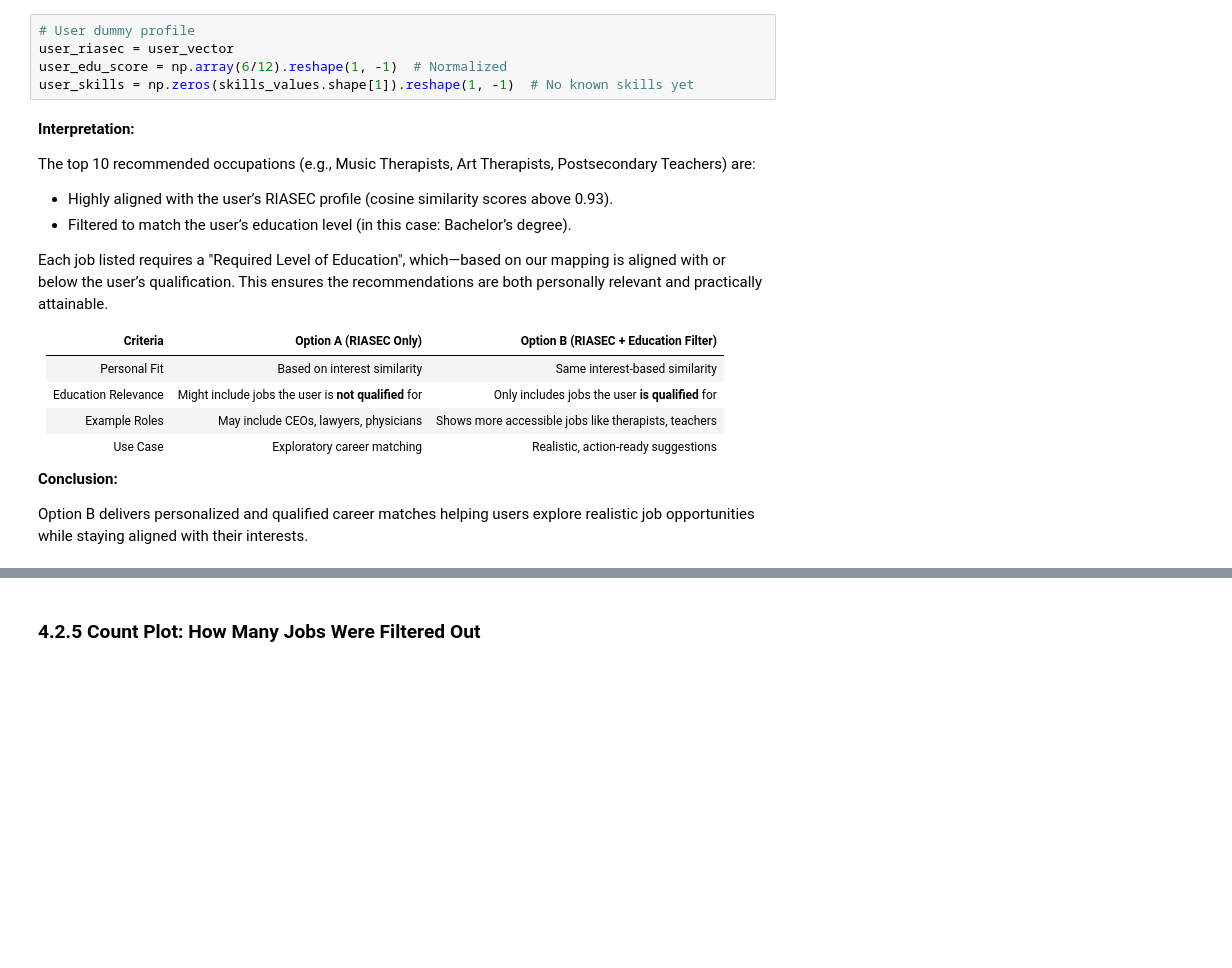
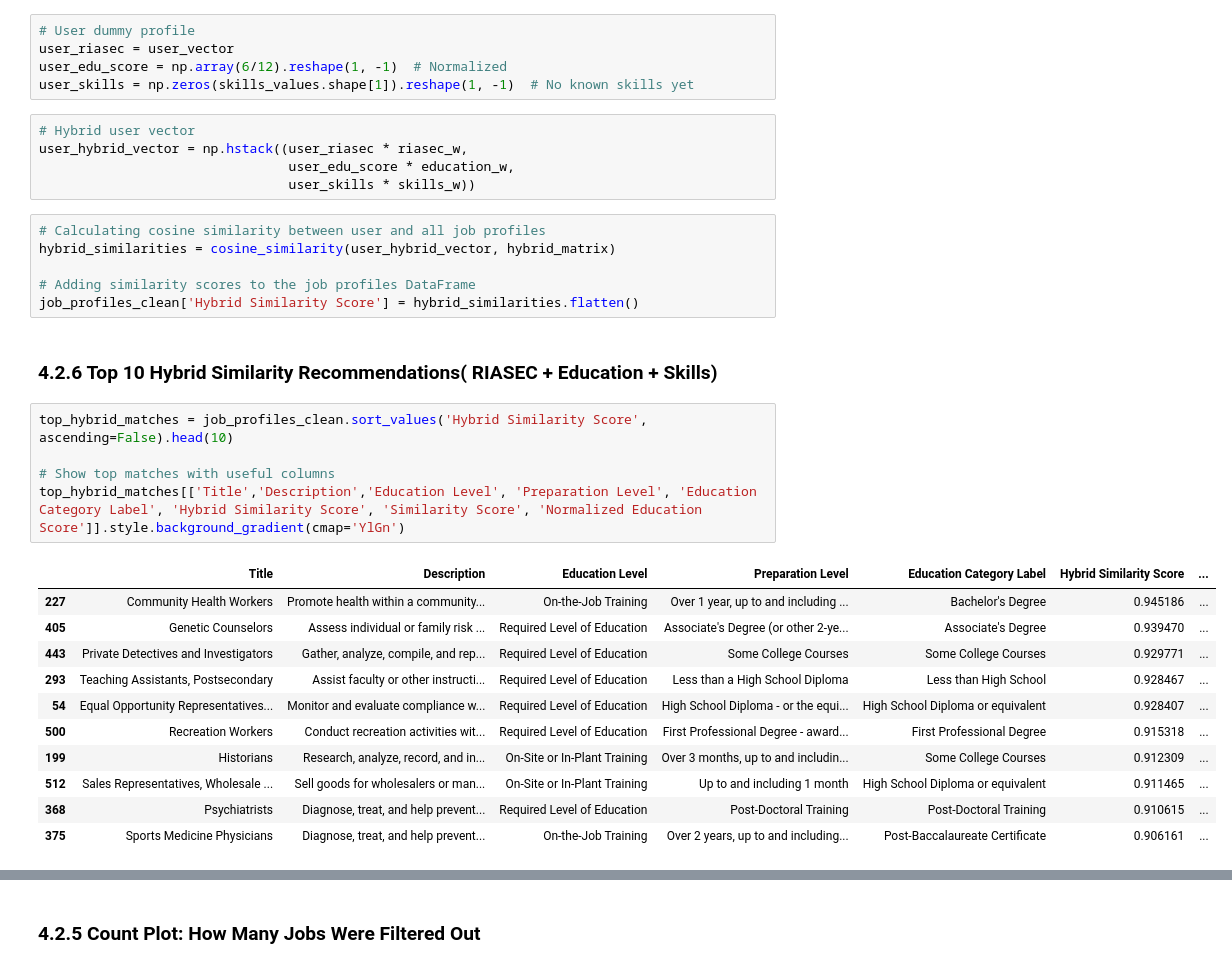
Before and after one commit to eugene-maina72/Phase_5_Capstone_Project-SmartPath, a Jupyter notebook: SmartPath.ipynb, the cells around one changed output, grey strips where cells are left out. Saved outputs shown, nothing was run; the diff lists cells and outputs as text; blank space fills up the shorter version.

```diff
--- a/SmartPath.ipynb
+++ b/SmartPath.ipynb
@@ -1002,22 +1011,33 @@ We'll:
 user_riasec = user_vector
 user_edu_score = np.array(6/12).reshape(1, -1)  # Normalized
 user_skills = np.zeros(skills_values.shape[1]).reshape(1, -1)  # No known skills yet
-# %% [markdown]
-**Interpretation:**
-
-The top 10 recommended occupations (e.g., Music Therapists, Art Therapists, Postsecondary Teachers) are:
-- Highly aligned with the user’s RIASEC profile (cosine similarity scores above 0.93).
-- Filtered to match the user’s education level (in this case: Bachelor’s degree).
-
-Each job listed requires a "Required Level of Education", which—based on our mapping is aligned with or below the user’s qualification. This ensures the recommendations are both personally relevant and practically attainable.
-
-| Criteria            | Option A (RIASEC Only)                                 | Option B (RIASEC + Education Filter)                 |
-| ------------------- | ------------------------------------------------------ | ---------------------------------------------------- |
-| Personal Fit        | Based on interest similarity                           | Same interest-based similarity                     |
-| Education Relevance | Might include jobs the user is **not qualified** for   | Only includes jobs the user **is qualified** for   |
-| Example Roles       | May include CEOs, lawyers, physicians                  | Shows more accessible jobs like therapists, teachers |
-| Use Case            | Exploratory career matching                            | Realistic, action-ready suggestions                  |
-
-**Conclusion:**
-
-Option B delivers personalized and qualified career matches helping users explore realistic job opportunities while staying aligned with their interests.
+# %%
+# Hybrid user vector
+user_hybrid_vector = np.hstack((user_riasec * riasec_w,
+                                user_edu_score * education_w,
+                                user_skills * skills_w))
+# %%
+# Calculating cosine similarity between user and all job profiles
+hybrid_similarities = cosine_similarity(user_hybrid_vector, hybrid_matrix)
+
+# Adding similarity scores to the job profiles DataFrame
+job_profiles_clean['Hybrid Similarity Score'] = hybrid_similarities.flatten()
+# %% [markdown]
+### 4.2.6 Top 10 Hybrid Similarity Recommendations( RIASEC + Education + Skills)
+# %%
+top_hybrid_matches = job_profiles_clean.sort_values('Hybrid Similarity Score', ascending=False).head(10)
+
+# Show top matches with useful columns
+top_hybrid_matches[['Title','Description','Education Level', 'Preparation Level', 'Education Category Label', 'Hybrid Similarity Score', 'Similarity Score', 'Normalized Education Score']].style.background_gradient(cmap='YlGn')
+# %% [output]
+|  | Title | Description | Education Level | Preparation Level | Education Category Label | Hybrid Similarity Score | ... |
+| 227 | Community Health Workers | Promote health within a community... | On-the-Job Training | Over 1 year, up to and including ... | Bachelor's Degree | 0.945186 | ... |
+| 405 | Genetic Counselors | Assess individual or family risk ... | Required Level of Education | Associate's Degree (or other 2-ye... | Associate's Degree | 0.939470 | ... |
+| 443 | Private Detectives and Investigators | Gather, analyze, compile, and rep... | Required Level of Education | Some College Courses | Some College Courses | 0.929771 | ... |
+| 293 | Teaching Assistants, Postsecondary | Assist faculty or other instructi... | Required Level of Education | Less than a High School Diploma | Less than High School | 0.928467 | ... |
+| 54 | Equal Opportunity Representatives... | Monitor and evaluate compliance w... | Required Level of Education | High School Diploma - or the equi... | High School Diploma or equivalent | 0.928407 | ... |
+| 500 | Recreation Workers | Conduct recreation activities wit... | Required Level of Education | First Professional Degree - award... | First Professional Degree | 0.915318 | ... |
+| 199 | Historians | Research, analyze, record, and in... | On-Site or In-Plant Training | Over 3 months, up to and includin... | Some College Courses | 0.912309 | ... |
+| 512 | Sales Representatives, Wholesale ... | Sell goods for wholesalers or man... | On-Site or In-Plant Training | Up to and including 1 month | High School Diploma or equivalent | 0.911465 | ... |
+| 368 | Psychiatrists | Diagnose, treat, and help prevent... | Required Level of Education | Post-Doctoral Training | Post-Doctoral Training | 0.910615 | ... |
+| 375 | Sports Medicine Physicians | Diagnose, treat, and help prevent... | On-the-Job Training | Over 2 years, up to and including... | Post-Baccalaureate Certificate | 0.906161 | ... |
```
Also changed, not shown: parts of 18 cells of this notebook, 3 other files.
